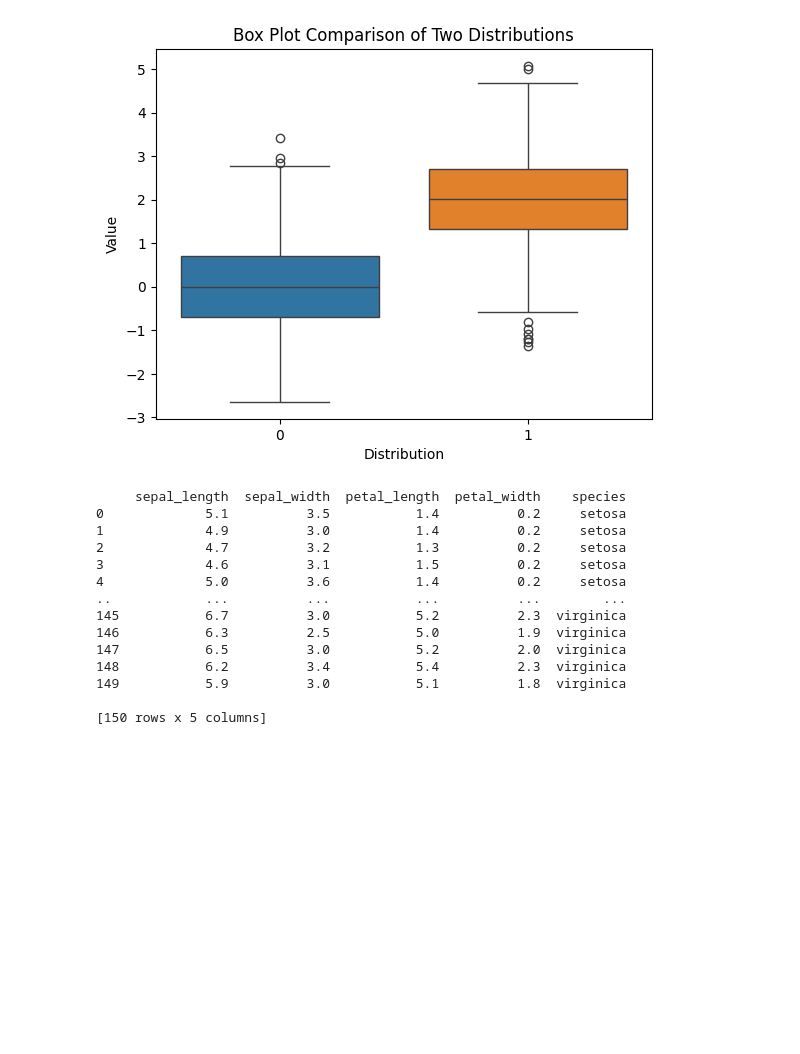
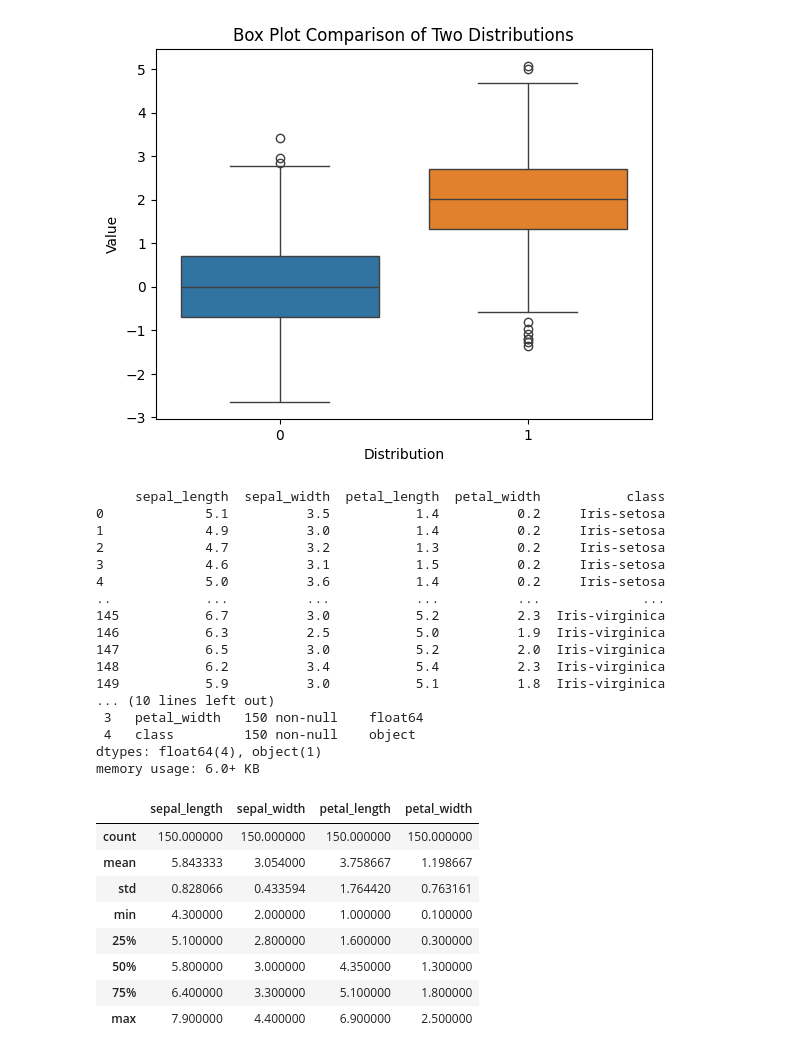
Before and after one commit to Siddappa217/git-2, a Jupyter notebook: Siddapa.ipynb, the cells around one changed output. Saved outputs shown, nothing was run; the diff lists cells and outputs as text; code cells hidden in the pictures; blank space fills up the shorter version.

```diff
--- a/Siddapa.ipynb
+++ b/Siddapa.ipynb
@@ -614,20 +614,36 @@ plt.show()
 [figure]
 # %%
 import pandas as pd
-df=pd.read_csv("/iris.csv")
+df=pd.read_csv("/content/iris-write-from-docker.csv")
 print(df)
+df.head()
+df.tail()
+df.info()
+df.describe()
 # %% [output]
-     sepal_length  sepal_width  petal_length  petal_width    species
-0             5.1          3.5           1.4          0.2     setosa
-1             4.9          3.0           1.4          0.2     setosa
-2             4.7          3.2           1.3          0.2     setosa
-3             4.6          3.1           1.5          0.2     setosa
-4             5.0          3.6           1.4          0.2     setosa
-..            ...          ...           ...          ...        ...
-145           6.7          3.0           5.2          2.3  virginica
-146           6.3          2.5           5.0          1.9  virginica
-147           6.5          3.0           5.2          2.0  virginica
-148           6.2          3.4           5.4          2.3  virginica
-149           5.9          3.0           5.1          1.8  virginica
-
-[150 rows x 5 columns]
+     sepal_length  sepal_width  petal_length  petal_width           class
+0             5.1          3.5           1.4          0.2     Iris-setosa
+1             4.9          3.0           1.4          0.2     Iris-setosa
+2             4.7          3.2           1.3          0.2     Iris-setosa
+3             4.6          3.1           1.5          0.2     Iris-setosa
+4             5.0          3.6           1.4          0.2     Iris-setosa
+..            ...          ...           ...          ...             ...
+145           6.7          3.0           5.2          2.3  Iris-virginica
+146           6.3          2.5           5.0          1.9  Iris-virginica
+147           6.5          3.0           5.2          2.0  Iris-virginica
+148           6.2          3.4           5.4          2.3  Iris-virginica
+149           5.9          3.0           5.1          1.8  Iris-virginica
+... (10 lines left out)
+ 3   petal_width   150 non-null    float64
+ 4   class         150 non-null    object
+dtypes: float64(4), object(1)
+memory usage: 6.0+ KB
+|  | sepal_length | sepal_width | petal_length | petal_width |
+| count | 150.000000 | 150.000000 | 150.000000 | 150.000000 |
+| mean | 5.843333 | 3.054000 | 3.758667 | 1.198667 |
+| std | 0.828066 | 0.433594 | 1.764420 | 0.763161 |
+| min | 4.300000 | 2.000000 | 1.000000 | 0.100000 |
+| 25% | 5.100000 | 2.800000 | 1.600000 | 0.300000 |
+| 50% | 5.800000 | 3.000000 | 4.350000 | 1.300000 |
+| 75% | 6.400000 | 3.300000 | 5.100000 | 1.800000 |
+| max | 7.900000 | 4.400000 | 6.900000 | 2.500000 |
```
Also changed, not shown: parts of 2 cells of this notebook.
